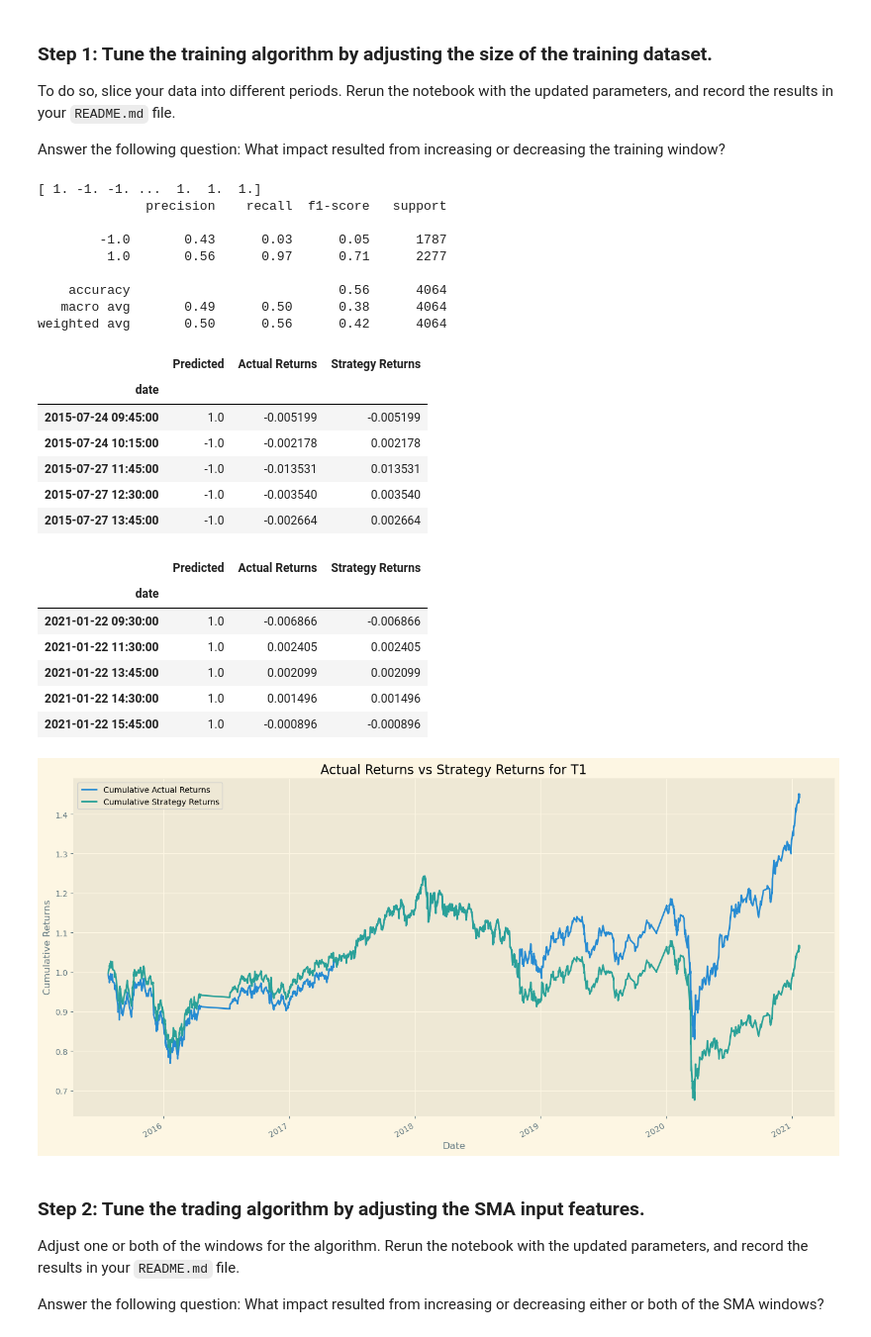
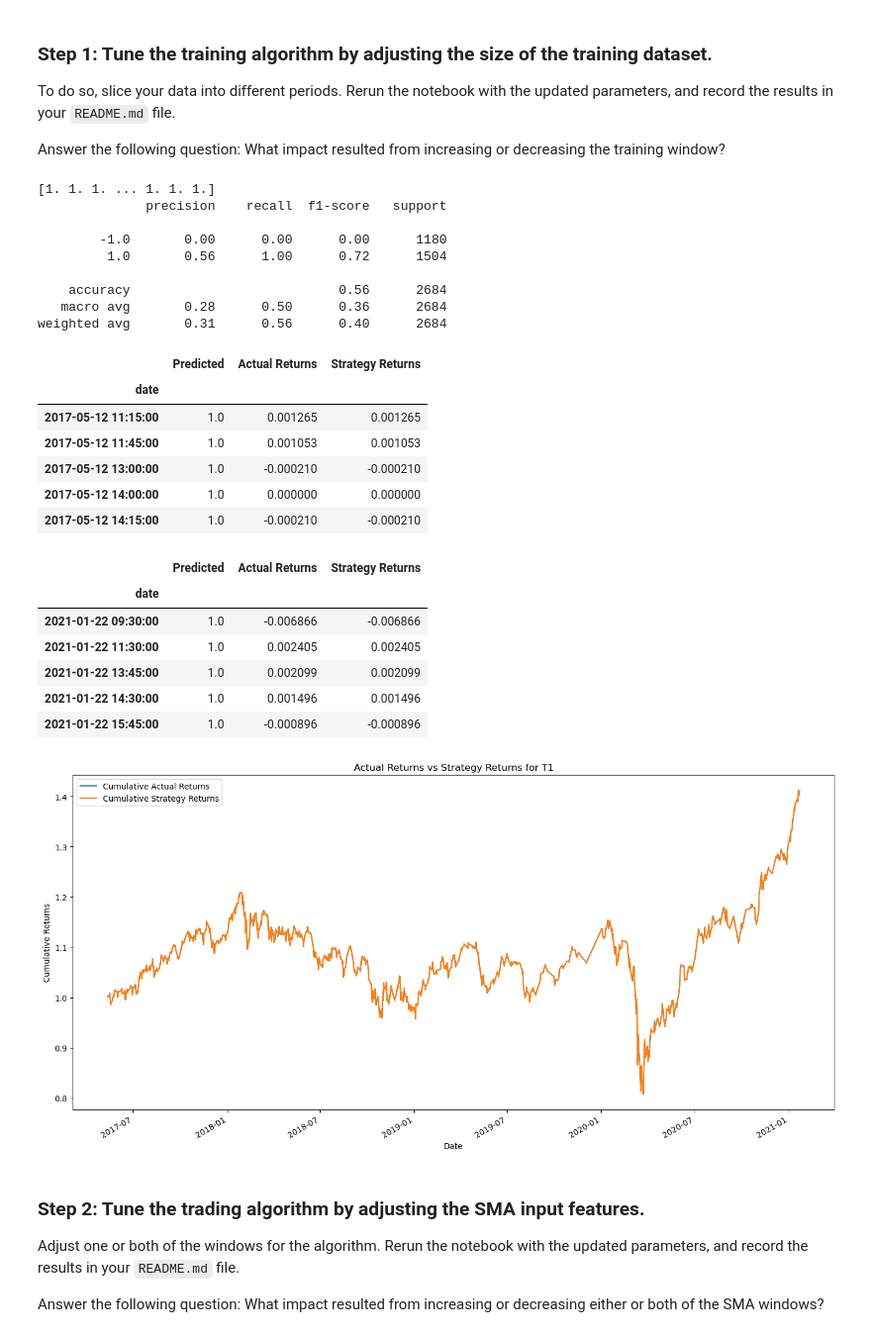
Before and after one commit to darcy5d/Fintech_Module_14_Homework_Assignment, a Jupyter notebook: machine_learning_trading_bot.ipynb, the cells around one changed output. Shown at 99% size. Cells and saved outputs as stored; diff of their text form; code cells hidden in the pictures.

```diff
--- a/machine_learning_trading_bot.ipynb
+++ b/machine_learning_trading_bot.ipynb
@@ -413,14 +413,14 @@ predictions_df["Cumulative Actual Returns"] = (1 + predictions_df["Actual Return
 predictions_df["Cumulative Strategy Returns"] = (1 + predictions_df["Strategy Returns"]).cumprod()
 
 #Plotting
-plt.style.use('Solarize_Light2')
 predictions_df[["Cumulative Actual Returns", "Cumulative Strategy Returns"]].plot(figsize=(14,7))
 plt.title("Actual Returns vs Strategy Returns")
 plt.xlabel("Date")
 plt.ylabel("Cumulative Returns")
 plt.tight_layout()
-plt.show()
 
 # Save the figure
 plt.savefig("./Exported_pngs/01_baseline_untuned.png")
+
+plt.show()
 # %% [output]
@@ -456,7 +455,7 @@ signals_df_T1 = signals_df_T1.dropna()
 # Step 2
 
 # Set the short window and long window for T1
-short_window_T1 = 10
+short_window_T1 = 4
 long_window_T1 = 50
 
 # Generate the fast and slow simple moving averages (4 and 100 days, respectively) for T1
@@ -532,15 +531,15 @@ svm_testing_report_T1 = classification_report(y_test_T1, svm_pred_T1)
 # Print the classification report
 print(svm_testing_report_T1)
 # %% [output]
-[ 1. -1. -1. ...  1.  1.  1.]
+[1. 1. 1. ... 1. 1. 1.]
               precision    recall  f1-score   support
 
-        -1.0       0.43      0.03      0.05      1787
-         1.0       0.56      0.97      0.71      2277
+        -1.0       0.00      0.00      0.00      1180
+         1.0       0.56      1.00      0.72      1504
 
-    accuracy                           0.56      4064
-   macro avg       0.49      0.50      0.38      4064
-weighted avg       0.50      0.56      0.42      4064
+    accuracy                           0.56      2684
+   macro avg       0.28      0.50      0.36      2684
+weighted avg       0.31      0.56      0.40      2684
 # %%
 ## Step 6: Create and review predictions DataFrame for T1
 
@@ -562,11 +561,11 @@ display(predictions_df_T1.tail())
 # %% [output]
 |  | Predicted | Actual Returns | Strategy Returns |
 | date |  |  |  |
-| 2015-07-24 09:45:00 | 1.0 | -0.005199 | -0.005199 |
-| 2015-07-24 10:15:00 | -1.0 | -0.002178 | 0.002178 |
-| 2015-07-27 11:45:00 | -1.0 | -0.013531 | 0.013531 |
-| 2015-07-27 12:30:00 | -1.0 | -0.003540 | 0.003540 |
-| 2015-07-27 13:45:00 | -1.0 | -0.002664 | 0.002664 |
+| 2017-05-12 11:15:00 | 1.0 | 0.001265 | 0.001265 |
+| 2017-05-12 11:45:00 | 1.0 | 0.001053 | 0.001053 |
+| 2017-05-12 13:00:00 | 1.0 | -0.000210 | -0.000210 |
+| 2017-05-12 14:00:00 | 1.0 | 0.000000 | 0.000000 |
+| 2017-05-12 14:15:00 | 1.0 | -0.000210 | -0.000210 |
 |  | Predicted | Actual Returns | Strategy Returns |
 | date |  |  |  |
 | 2021-01-22 09:30:00 | 1.0 | -0.006866 | -0.006866 |
@@ -577,17 +576,20 @@ display(predictions_df_T1.tail())
 # %%
 ## Step 7: Plotting
 
 # Calculate cumulative returns for the actual and strategy returns
 predictions_df_T1["Cumulative Actual Returns"] = (1 + predictions_df_T1["Actual Returns"]).cumprod()
 predictions_df_T1["Cumulative Strategy Returns"] = (1 + predictions_df_T1["Strategy Returns"]).cumprod()
 
 # Plot the cumulative returns
-plt.style.use('Solarize_Light2')
 predictions_df_T1[["Cumulative Actual Returns", "Cumulative Strategy Returns"]].plot(figsize=(14,7))
 plt.title("Actual Returns vs Strategy Returns for T1")
 plt.xlabel("Date")
 plt.ylabel("Cumulative Returns")
 plt.tight_layout()
+
+# Save the figure
+plt.savefig("./Exported_pngs/11_5month_4_and_50.png")
+
 plt.show()
 # %% [output]
-[figure, old version]
+[figure, new version]
```
Also changed, not shown: parts of 12 cells of this notebook, 19 other files.
